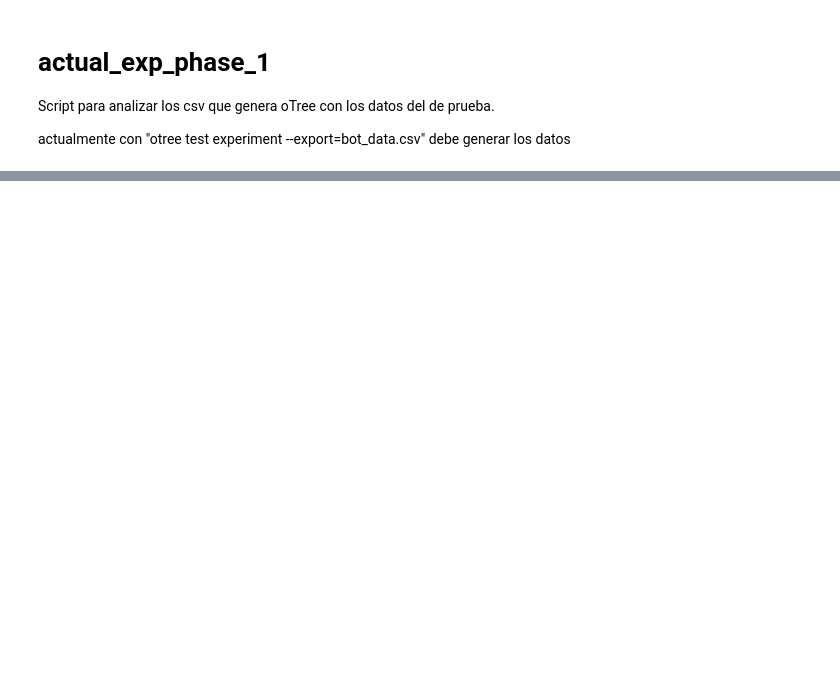
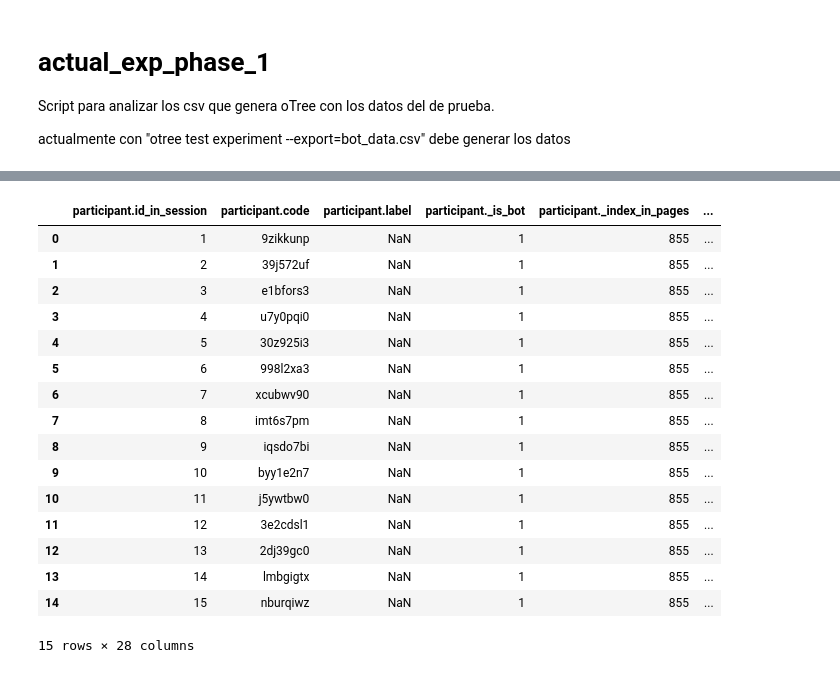
Before and after one commit to JoseShota/Experimento-IP, a Jupyter notebook: IP_Experiment/read_csv.ipynb, the cells around one changed output, grey strips where cells are left out. Saved outputs shown, nothing was run; the diff lists cells and outputs as text; code cells hidden in the pictures; blank space fills up the shorter version.

```diff
--- a/IP_Experiment/read_csv.ipynb
+++ b/IP_Experiment/read_csv.ipynb
@@ -27,0 +42,20 @@ last_session_code = (
+# %%
+personal_info[personal_info['session.code'] == last_session_code]
+# %% [output]
+|  | participant.id_in_session | participant.code | participant.label | participant._is_bot | participant._index_in_pages | ... |
+| 0 | 1 | 9zikkunp | NaN | 1 | 855 | ... |
+| 1 | 2 | 39j572uf | NaN | 1 | 855 | ... |
+| 2 | 3 | e1bfors3 | NaN | 1 | 855 | ... |
+| 3 | 4 | u7y0pqi0 | NaN | 1 | 855 | ... |
+| 4 | 5 | 30z925i3 | NaN | 1 | 855 | ... |
+| 5 | 6 | 998l2xa3 | NaN | 1 | 855 | ... |
+| 6 | 7 | xcubwv90 | NaN | 1 | 855 | ... |
+| 7 | 8 | imt6s7pm | NaN | 1 | 855 | ... |
+| 8 | 9 | iqsdo7bi | NaN | 1 | 855 | ... |
+| 9 | 10 | byy1e2n7 | NaN | 1 | 855 | ... |
+| 10 | 11 | j5ywtbw0 | NaN | 1 | 855 | ... |
+| 11 | 12 | 3e2cdsl1 | NaN | 1 | 855 | ... |
+| 12 | 13 | 2dj39gc0 | NaN | 1 | 855 | ... |
+| 13 | 14 | lmbgigtx | NaN | 1 | 855 | ... |
+| 14 | 15 | nburqiwz | NaN | 1 | 855 | ... |
+15 rows × 28 columns
```
Also changed, not shown: parts of 8 cells of this notebook.
